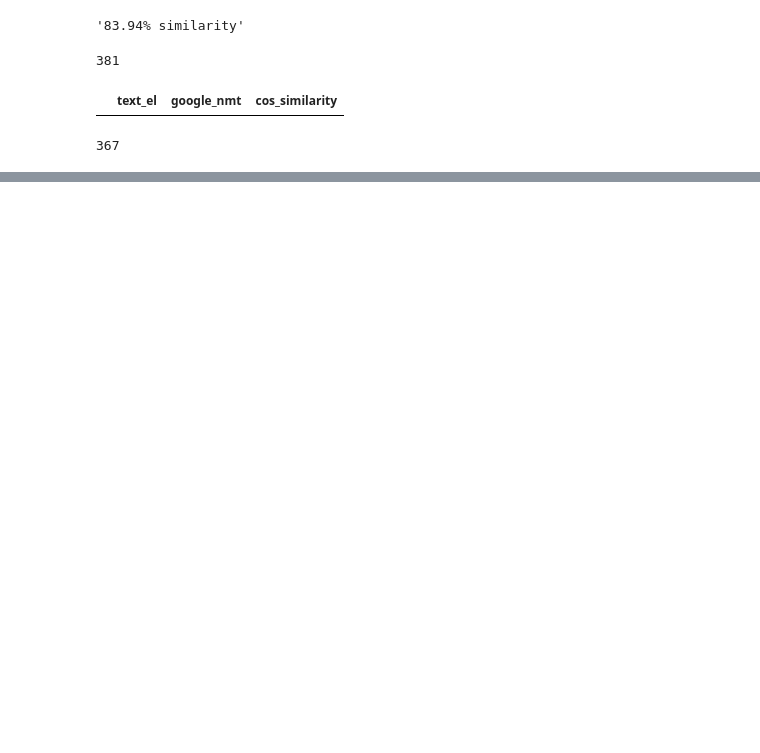
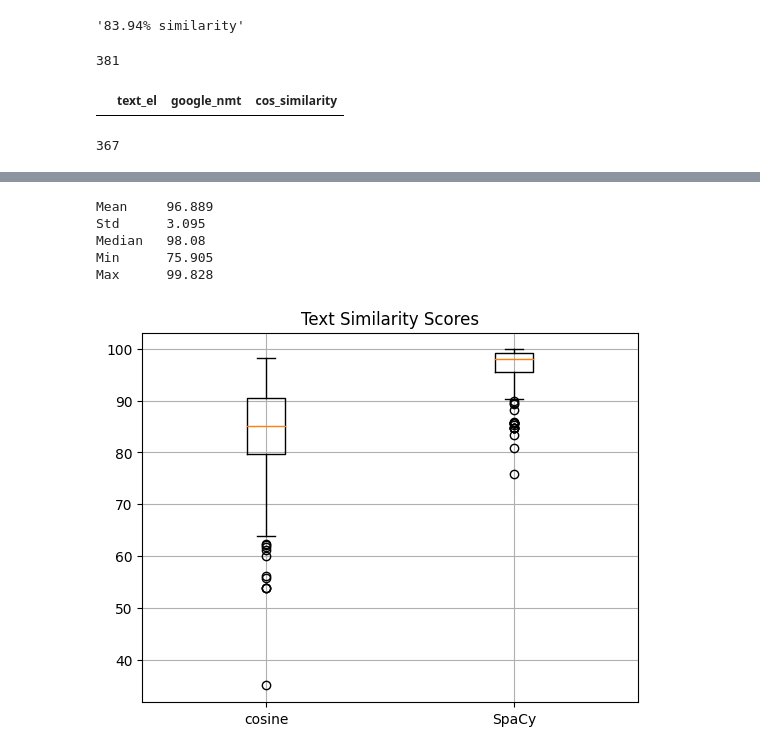
Before and after one commit to dimboump/nettt-2022, a Jupyter notebook: results/cosine_similarity_google.ipynb, the cells around one changed output, grey strips where cells are left out. Cells and saved outputs as stored; diff of their text form; code cells hidden in the pictures; blank space fills up the shorter version.

Commit message:
Add SpaCy similarity (code + graph)

```diff
--- a/results/cosine_similarity_google.ipynb
+++ b/results/cosine_similarity_google.ipynb
@@ -190,0 +198,12 @@ ref_df['cos_similarity'].argmin()
+# %%
+import spacy
+
+nlp = spacy.load("el_core_news_lg")
+
+def spacy_similarity(s1, s2):
+    doc1 = nlp(s1)
+    doc2 = nlp(s2)
+    return round(doc1.similarity(doc2), 5) * 100
+# %%
+ref_df['spacy_similarity'] = ref_df.apply(lambda row: spacy_similarity(row['text_el'], row['google_nmt']), axis=1)
+ref_df.sample(5)
@@ -190,0 +217,19 @@ ref_df['cos_similarity'].argmin()
+# %%
+stats = {'mean': pd.Series.mean, 'std': pd.Series.std, 'median': pd.Series.median, 'min': pd.Series.min, 'max': pd.Series.max}
+results = {}
+
+for stat in stats:
+    print(f"{stat.capitalize():<8} {round(ref_df['spacy_similarity'].agg(stats[stat]), 3)}")
+# %% [output]
+Mean     96.889
+Std      3.095
+Median   98.08
+Min      75.905
+Max      99.828
+# %%
+plt.boxplot([ref_df['cos_similarity'], ref_df['spacy_similarity']], labels=['cosine', 'SpaCy'])
+plt.title('Text Similarity Scores')
+plt.grid(True)
+plt.show();
+# %% [output]
+[figure, added]
```
Also changed, not shown: parts of 5 cells of this notebook, 1 other file.
